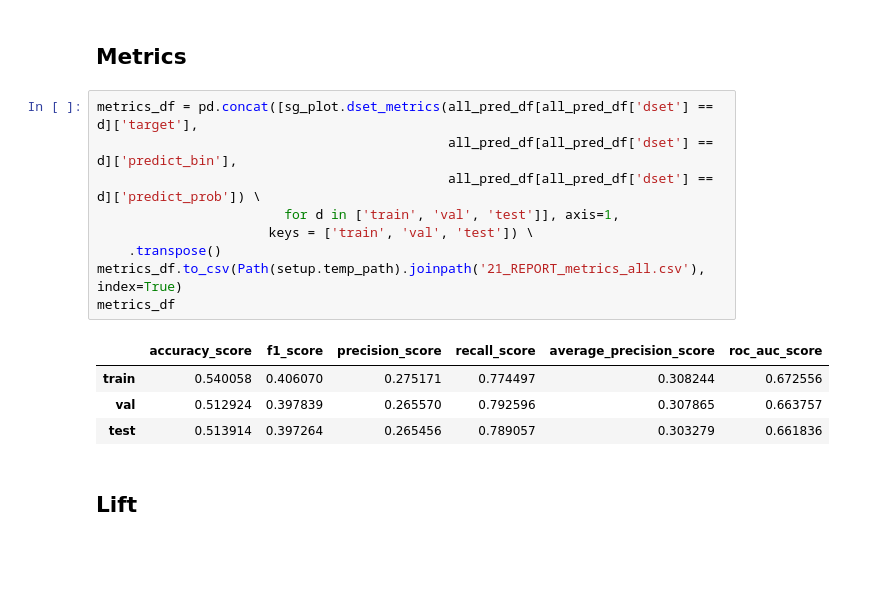
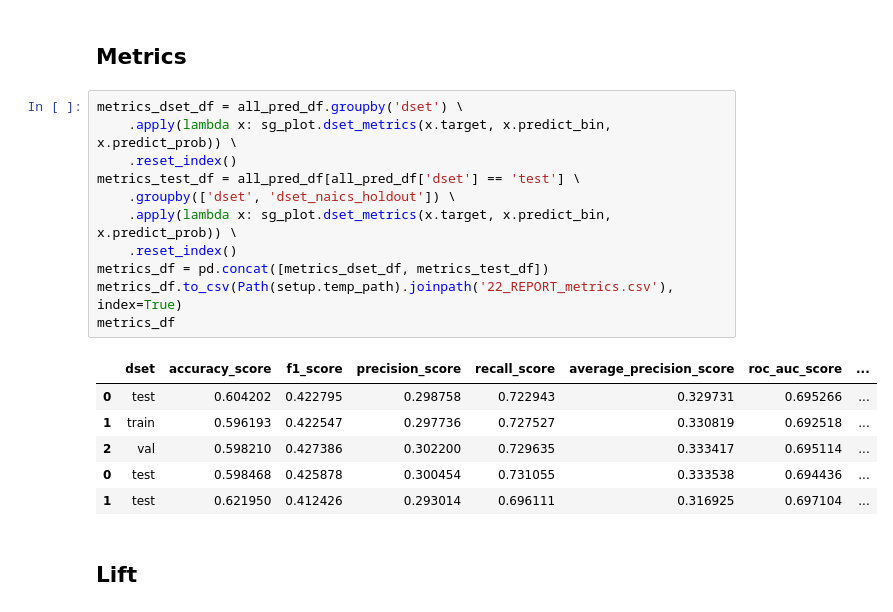
Before and after one commit to vla6/Blog_gnn_naics, a Jupyter notebook: 22_gnn_one_hop_perf.ipynb, the cells around one changed output. Saved outputs shown, nothing was run; the diff lists cells and outputs as text; blank space fills up the shorter version.

```diff
--- a/22_gnn_one_hop_perf.ipynb
+++ b/22_gnn_one_hop_perf.ipynb
@@ -196,19 +202,23 @@ pd.crosstab(all_pred_df['predict_bin'], all_pred_df['target'])
 # %% [markdown]
 ## Metrics
 # %%
-metrics_df = pd.concat([sg_plot.dset_metrics(all_pred_df[all_pred_df['dset'] == d]['target'],
-                                             all_pred_df[all_pred_df['dset'] == d]['predict_bin'],
-                                             all_pred_df[all_pred_df['dset'] == d]['predict_prob']) \
-                        for d in ['train', 'val', 'test']], axis=1,
-                      keys = ['train', 'val', 'test']) \
-    .transpose()
-metrics_df.to_csv(Path(setup.temp_path).joinpath('21_REPORT_metrics_all.csv'), index=True)
+metrics_dset_df = all_pred_df.groupby('dset') \
+    .apply(lambda x: sg_plot.dset_metrics(x.target, x.predict_bin, x.predict_prob)) \
+    .reset_index()
+metrics_test_df = all_pred_df[all_pred_df['dset'] == 'test'] \
+    .groupby(['dset', 'dset_naics_holdout']) \
+    .apply(lambda x: sg_plot.dset_metrics(x.target, x.predict_bin, x.predict_prob)) \
+    .reset_index()
+metrics_df = pd.concat([metrics_dset_df, metrics_test_df])
+metrics_df.to_csv(Path(setup.temp_path).joinpath('22_REPORT_metrics.csv'), index=True)
 metrics_df
 # %% [output]
-|  | accuracy_score | f1_score | precision_score | recall_score | average_precision_score | roc_auc_score |
-| train | 0.540058 | 0.406070 | 0.275171 | 0.774497 | 0.308244 | 0.672556 |
-| val | 0.512924 | 0.397839 | 0.265570 | 0.792596 | 0.307865 | 0.663757 |
-| test | 0.513914 | 0.397264 | 0.265456 | 0.789057 | 0.303279 | 0.661836 |
+|  | dset | accuracy_score | f1_score | precision_score | recall_score | average_precision_score | roc_auc_score | ... |
+| 0 | test | 0.604202 | 0.422795 | 0.298758 | 0.722943 | 0.329731 | 0.695266 | ... |
+| 1 | train | 0.596193 | 0.422547 | 0.297736 | 0.727527 | 0.330819 | 0.692518 | ... |
+| 2 | val | 0.598210 | 0.427386 | 0.302200 | 0.729635 | 0.333417 | 0.695114 | ... |
+| 0 | test | 0.598468 | 0.425878 | 0.300454 | 0.731055 | 0.333538 | 0.694436 | ... |
+| 1 | test | 0.621950 | 0.412426 | 0.293014 | 0.696111 | 0.316925 | 0.697104 | ... |
 # %% [markdown]
 ## Lift
 # %%
```
Also changed, not shown: parts of 19 cells of this notebook, 9 other files.
